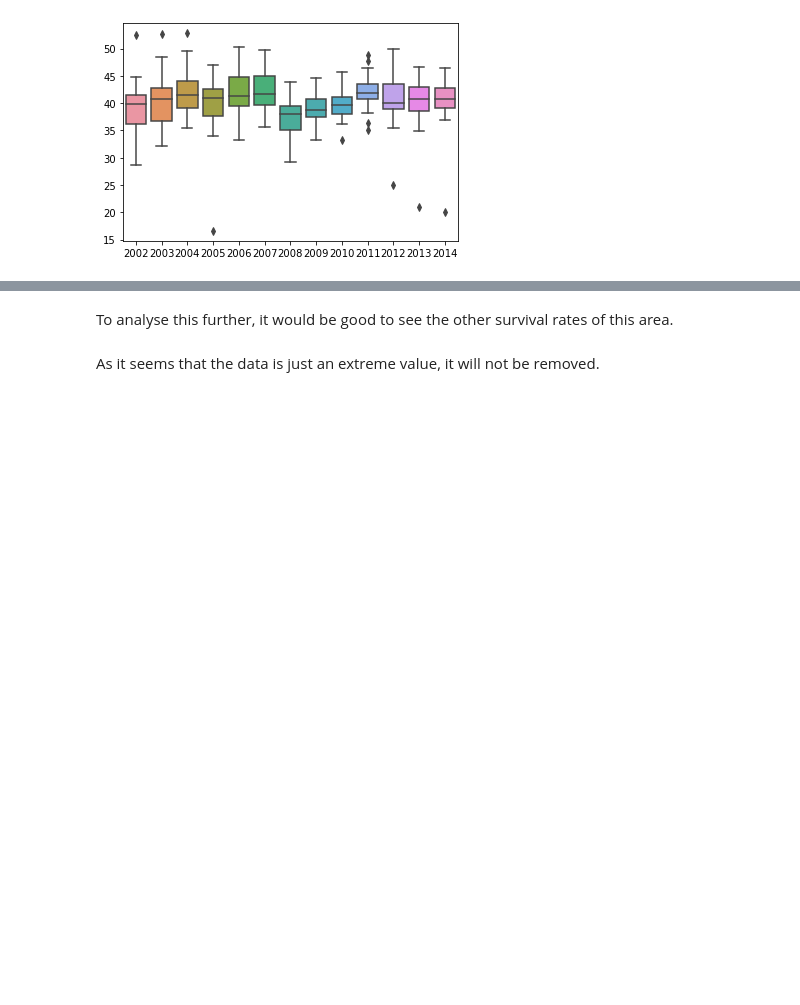
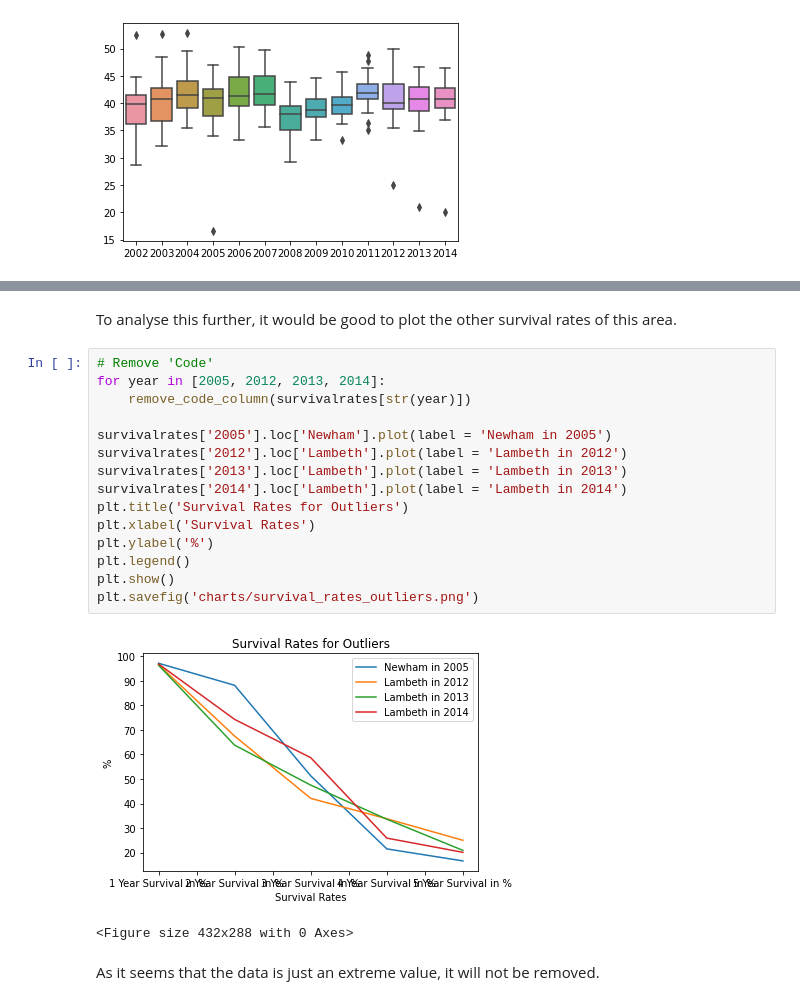
Before and after one commit to ucl-comp0035/coursework-1-zzoeys, a Jupyter notebook: data_exploration_notebook.ipynb, the cells around one changed output, grey strips where cells are left out. Saved outputs shown, nothing was run; the diff lists cells and outputs as text; blank space fills up the shorter version.

```diff
--- a/data_exploration_notebook.ipynb
+++ b/data_exploration_notebook.ipynb
@@ -181,5 +324,23 @@ We also analyse that there are some outliers. To check if these outliers should
 # %% [markdown]
-To analyse this further, it would be good to see the other survival rates of this area.
+To analyse this further, it would be good to plot the other survival rates of this area.
+# %%
+# Remove 'Code'
+for year in [2005, 2012, 2013, 2014]:
+    remove_code_column(survivalrates[str(year)])
+
+survivalrates['2005'].loc['Newham'].plot(label = 'Newham in 2005')
+survivalrates['2012'].loc['Lambeth'].plot(label = 'Lambeth in 2012')
+survivalrates['2013'].loc['Lambeth'].plot(label = 'Lambeth in 2013')
+survivalrates['2014'].loc['Lambeth'].plot(label = 'Lambeth in 2014')
+plt.title('Survival Rates for Outliers')
+plt.xlabel('Survival Rates')
+plt.ylabel('%')
+plt.legend()
+plt.show()
+plt.savefig('charts/survival_rates_outliers.png')
+# %% [output]
+[figure, added]
+<Figure size 432x288 with 0 Axes>
 # %% [markdown]
 As it seems that the data is just an extreme value, it will not be removed.
 # %% [markdown]
```
Also changed, not shown: parts of 23 cells of this notebook.
